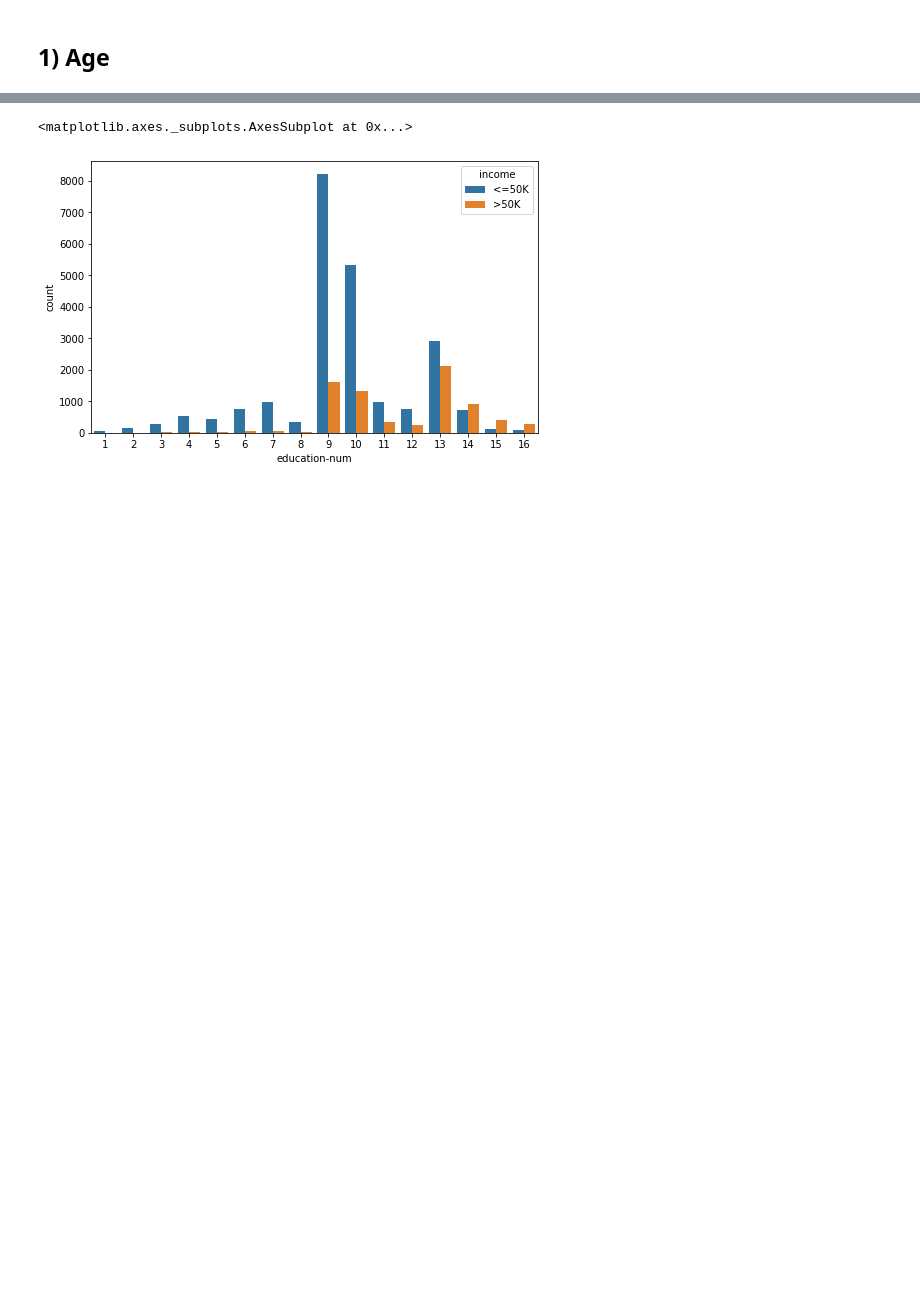
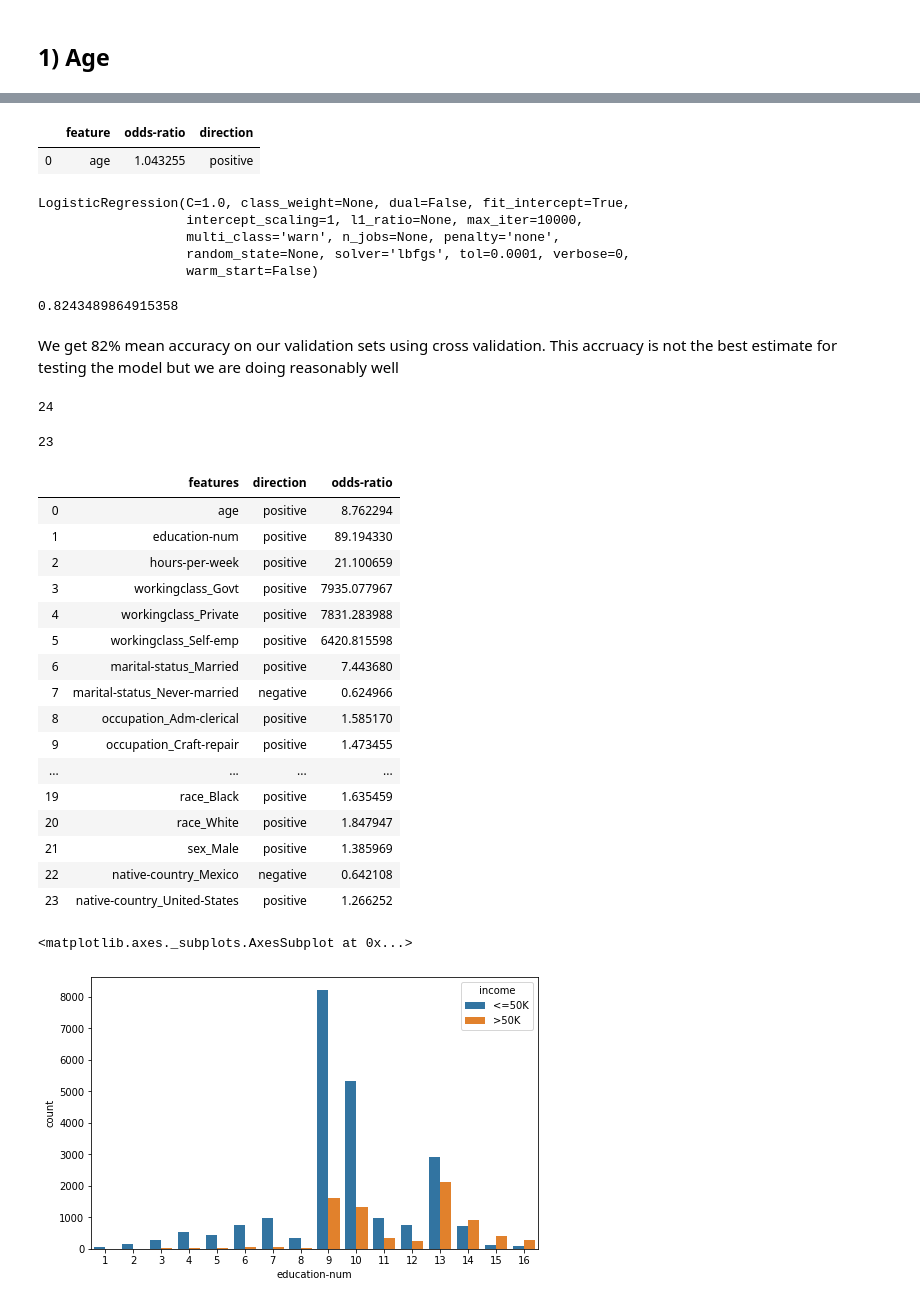
Before and after one commit to Onk24/Census_Income, a Jupyter notebook: Census_income.ipynb, the cells around one changed output, grey strips where cells are left out. Cells and saved outputs as stored; diff of their text form; code cells hidden in the pictures; blank space fills up the shorter version.

```diff
--- a/Census_income.ipynb
+++ b/Census_income.ipynb
@@ -438,2 +426,0 @@ array([False, False, False,  True,  True,  True,  True,  True, False,
-# %%
-lr.fit(adult_df_new.loc[:, adult_df_new.columns != "income_>50K"], y)
@@ -607,0 +429,4 @@ summary = summary.append({"variable":var,"coeff size": coeff_size, "odds-ratio":
+# %%
+feature = "age"
+lr_model = LogisticRegression(solver="lbfgs", penalty ="none", max_iter = 10000)
+lr_model.fit(np.array(X[feature]).reshape(-1, 1),y)
@@ -607,0 +445,14 @@ summary = summary.append({"variable":var,"coeff size": coeff_size, "odds-ratio":
+# %%
+summary.append({"feature":feature, "odds-ratio":odds_r[0], "direction":direction[0]}, ignore_index = True)
+# %% [output]
+|  | feature | odds-ratio | direction |
+| 0 | age | 1.043255 | positive |
+# %%
+lr_model = LogisticRegression(solver="lbfgs", penalty ="none", max_iter = 10000)
+lr_model.fit(X,y)
+# %% [output]
+LogisticRegression(C=1.0, class_weight=None, dual=False, fit_intercept=True,
+                   intercept_scaling=1, l1_ratio=None, max_iter=10000,
+                   multi_class='warn', n_jobs=None, penalty='none',
+                   random_state=None, solver='lbfgs', tol=0.0001, verbose=0,
+                   warm_start=False)
@@ -607,0 +461,38 @@ summary = summary.append({"variable":var,"coeff size": coeff_size, "odds-ratio":
+# %%
+np.mean(scores)
+# %% [output]
+0.8243489864915358
+# %% [markdown]
+We get 82% mean accuracy on our validation sets using cross validation. This accruacy is not the best estimate for testing the model but we are doing reasonably well
+# %%
+coeffs = lr_model.coef_[0]
+odds_r = np.exp(coeffs)
+direction = ["positive" if coeff > 0 else "negative" for coeff in coeffs]
+# %%
+len(direction)
+# %% [output]
+24
+# %%
+len(odds_r)
+# %% [output]
+23
+# %%
+pd.DataFrame({"features": features, "direction": direction, "odds-ratio": odds_r})
+# %% [output]
+|  | features | direction | odds-ratio |
+| 0 | age | positive | 8.762294 |
+| 1 | education-num | positive | 89.194330 |
+| 2 | hours-per-week | positive | 21.100659 |
+| 3 | workingclass_Govt | positive | 7935.077967 |
+| 4 | workingclass_Private | positive | 7831.283988 |
+| 5 | workingclass_Self-emp | positive | 6420.815598 |
+| 6 | marital-status_Married | positive | 7.443680 |
+| 7 | marital-status_Never-married | negative | 0.624966 |
+| 8 | occupation_Adm-clerical | positive | 1.585170 |
+| 9 | occupation_Craft-repair | positive | 1.473455 |
+| ... | ... | ... | ... |
+| 19 | race_Black | positive | 1.635459 |
+| 20 | race_White | positive | 1.847947 |
+| 21 | sex_Male | positive | 1.385969 |
+| 22 | native-country_Mexico | negative | 0.642108 |
+| 23 | native-country_United-States | positive | 1.266252 |
```
Also changed, not shown: parts of 65 cells of this notebook.
